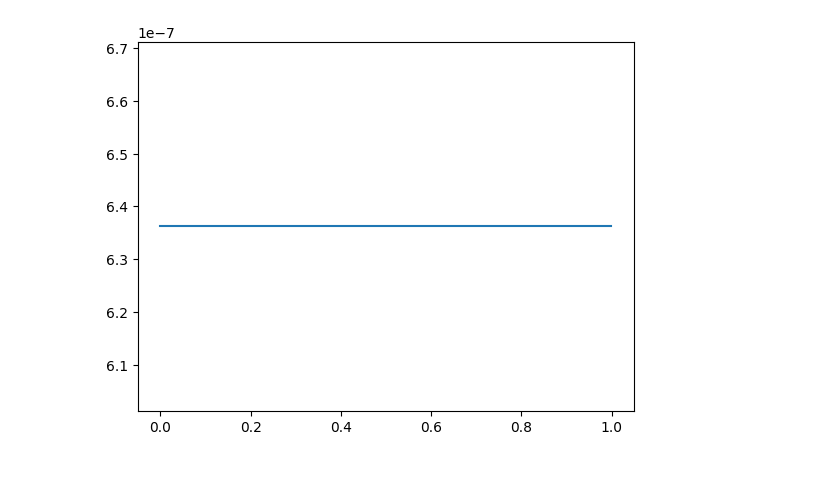
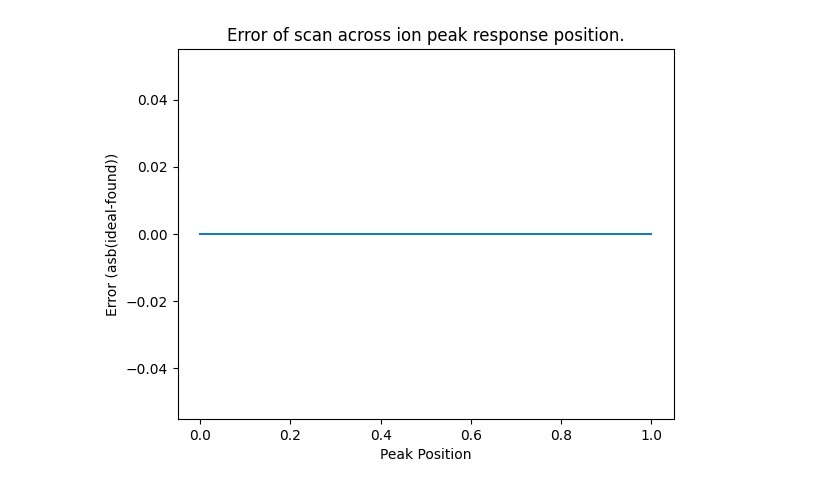
Before and after one commit to IanSmith232/sample_code_programming_question, a Jupyter notebook: notebooks/calibraiton.ipynb, the cells around one changed output. Cells and saved outputs as stored; diff of their text form; code cells hidden in the pictures.

Commit message:
Updated with more docs and fixed the ion response to have correct amplitude.

```diff
--- a/notebooks/calibraiton.ipynb
+++ b/notebooks/calibraiton.ipynb
@@ -214,7 +242,7 @@ def evaluate_locator(
         expected_position: float,
         ) -> float:
     """
-    Evaluate how good the method is.
+    Calculate the error between the expected and found optimal position.
 
     """
     scan_result = measure_controller.scan(cur_ion_sys)
@@ -227,7 +255,7 @@ def plot_evaluation(
         expected_position: float,
         ) -> Figure:
     """
-    Evaluate how good the method is.
+    Plot and return figure of an evaluation of a angle scan.
 
     """
 
@@ -245,6 +273,8 @@ def plot_evaluation(
     axes.plot(pos_scan, ion_responses, label="Measured Response")
     axes.axvline(scan_result, color='blue', label='Peak Detect')
     axes.axvline(expected_position, linestyle='dashed', color='gray', label='Peak Actual')
+    axes.set_xlabel('Position')
+    axes.set_ylabel('Ion Response')
     # dont use percent error because peak could be near zero.
     axes.set_title(f'Error: {error:.02e}')
     axes.legend()
@@ -252,7 +285,7 @@ def plot_evaluation(
 # %%
-peak_location = .51
+peak_location = .5
 variance=.0001
-num_scan_steps = 100
+num_scan_steps = 20
 cur_ion_sys = GaussianIonSystem(peak_location=peak_location, variance=variance)
 measure_controller = LinearSearchGaussianPicker(num_steps = num_scan_steps)
 
@@ -261,6 +294,5 @@ fig = plot_evaluation(
     measure_controller=measure_controller,
     expected_position=peak_location,
     )
-
 fig.show()
 # %% [output]
@@ -268,22 +303,25 @@ fig.show()
 # %%
 peak_locations = numpy.arange(0, 1, .001)
 error: List[float] = []
-num_scan_steps = 100
+num_scan_steps = 20
 
 measure_controller = LinearSearchGaussianPicker(num_steps = num_scan_steps)
 
 for cur_peak_location in peak_locations:
     variance=.0001
     cur_ion_sys = GaussianIonSystem(peak_location=peak_location, variance=variance)
 
     error.append(evaluate_locator(
         cur_ion_sys=cur_ion_sys,
         measure_controller=measure_controller,
         expected_position=peak_location,
         ))
 
 fig, axes = plt.subplots(1,1)
 axes.plot(peak_locations, error)
+axes.set_xlabel('Peak Position')
+axes.set_ylabel('Error (asb(ideal-found))')
+axes.set_title('Error of scan across ion peak response position.')
 fig.show()
 # %% [output]
-[figure, old version]
+[figure, new version]
```
Also changed, not shown: parts of 6 cells of this notebook.
